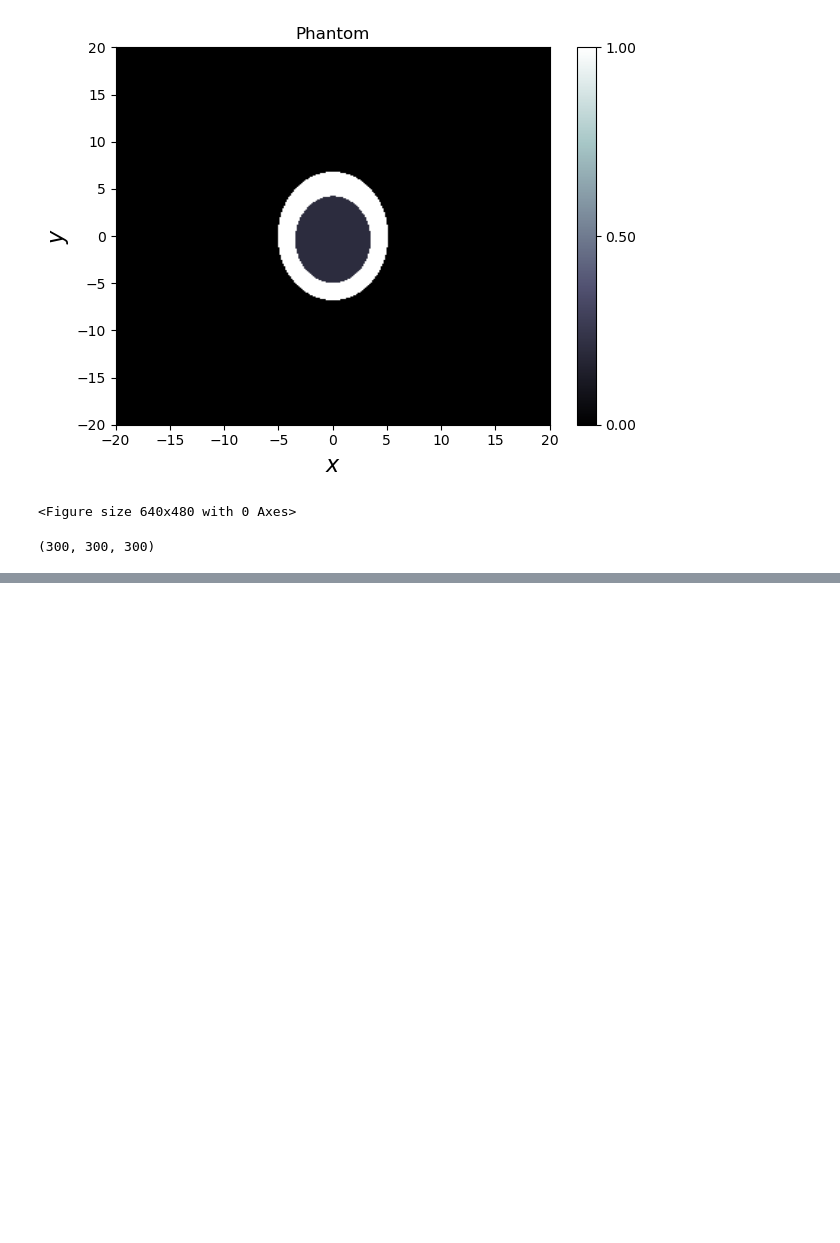
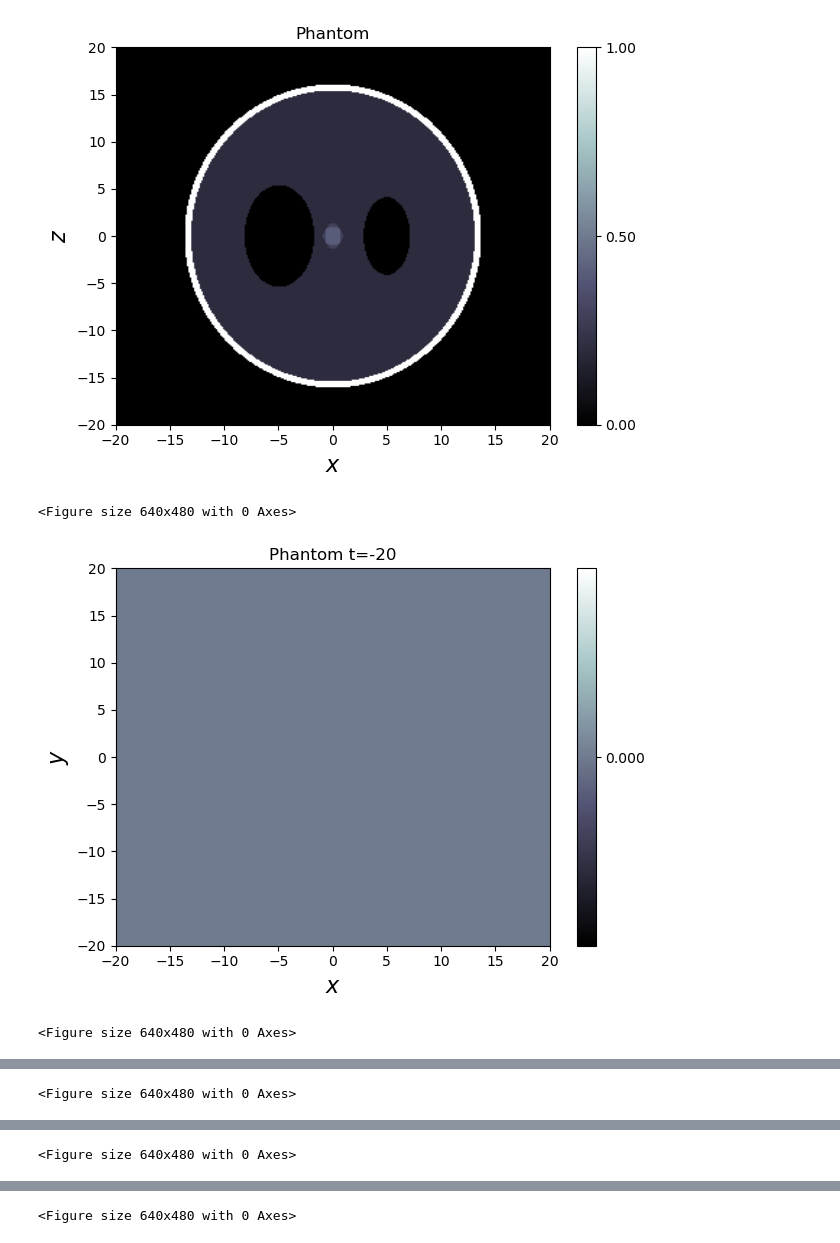
Before and after one commit to odroseroc/ct_reconstruction_project, a Jupyter notebook: notebooks/odl/odl_cone_fbp.ipynb, the cells around one changed output, grey strips where cells are left out. Drawn from its saved outputs; the diff is of its cells as text; code cells hidden in the pictures; blank space fills up the shorter version.

```diff
--- a/notebooks/odl/odl_cone_fbp.ipynb
+++ b/notebooks/odl/odl_cone_fbp.ipynb
@@ -42,9 +42,26 @@ fbp = odl.tomo.fbp_op(ray_trafo,
 # Create a discrete Shepp-Logan phantom (modified version)
 phantom = odl.phantom.shepp_logan(reco_space, modified=True)
 # %%
-phantom.show(coords=[None, None, 15], title='Phantom')
+import matplotlib.pyplot as plt
+import imageio.v2 as imageio
+phantom.show(coords=[None, 2, None], title='Phantom')
 phantom.shape
+
+frames = []
+
+for t in range(-20, 20):
+    fig = phantom.show(coords=[None, None, t], title=f'Phantom t={t}')
+    fig.canvas.draw()
+
+    # Obtener la imagen del canvas (nuevo método)
+    image = np.frombuffer(fig.canvas.buffer_rgba(), dtype=np.uint8)
+    image = image.reshape(fig.canvas.get_width_height()[::-1] + (4,))
+    image = image[:, :, :3]  # quitar canal alfa
+
+    frames.append(image)
+    plt.close(fig)
 # %% [output]
-[figure, old version]
+[figure, new version]
 <Figure size 640x480 with 0 Axes>
+[figure, added]
-(300, 300, 300)
+<Figure size 640x480 with 0 Axes>
@@ -50,0 +69 @@ phantom.shape
+<Figure size 640x480 with 0 Axes>
@@ -50,0 +71 @@ phantom.shape
+<Figure size 640x480 with 0 Axes>
@@ -50,0 +73 @@ phantom.shape
+<Figure size 640x480 with 0 Axes>
```
Also changed, not shown: parts of 2 cells of this notebook, 2 other files.
